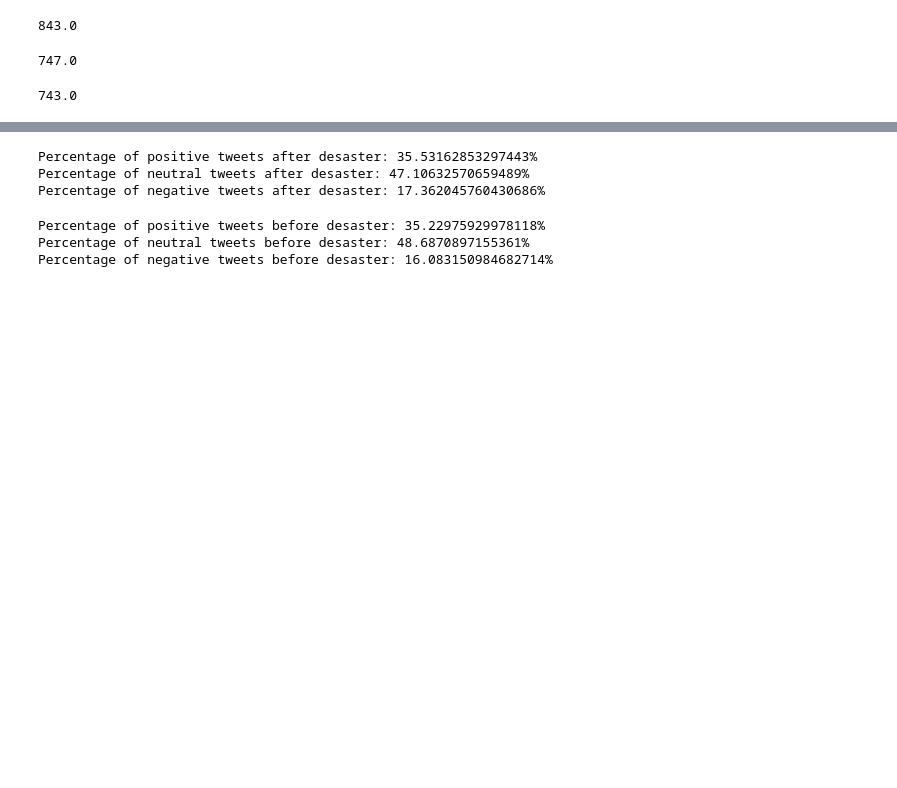
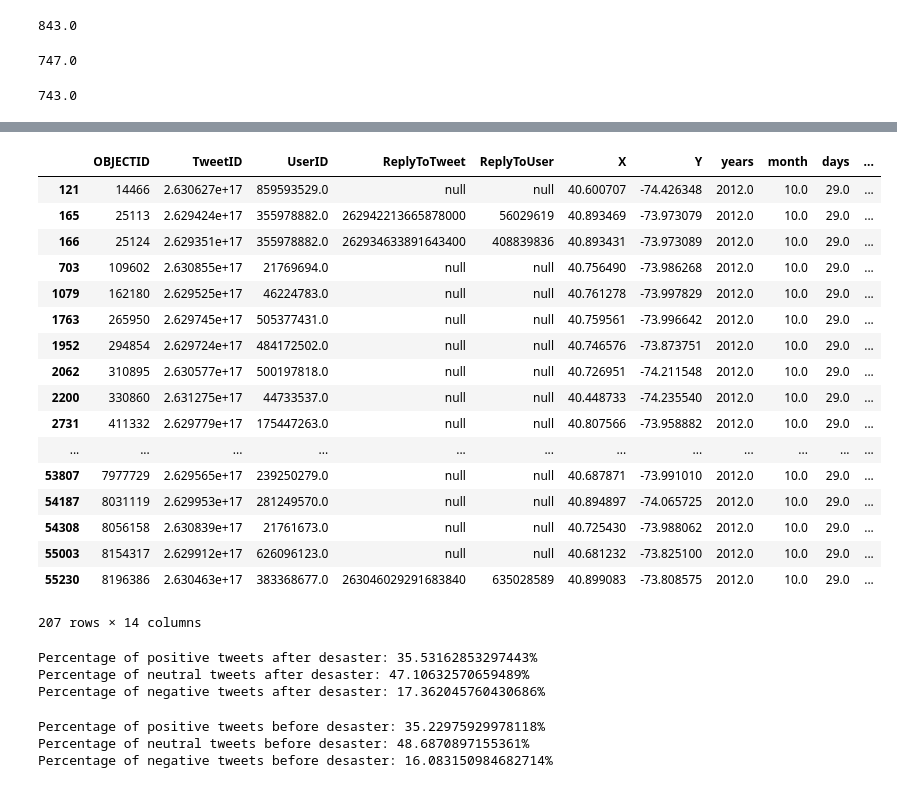
Before and after one commit to juran321/TextClassification_SandyData, a Jupyter notebook: Sentiment+Analysis.ipynb, the cells around one changed output, grey strips where cells are left out. Cells and saved outputs as stored; diff of their text form; code cells hidden in the pictures; blank space fills up the shorter version.

```diff
--- a/Sentiment+Analysis.ipynb
+++ b/Sentiment+Analysis.ipynb
@@ -114,3 +162,27 @@ sum(df_after['SA'] > 0)*100/len(df_after['Text'])
+# %%
+#show all data when disaster happen people feel negative
+df_index = (df_happen.SA < 0)
+df_happen_negative = df_happen[df_index]
+df_happen_negative
+# %% [output]
+|  | OBJECTID | TweetID | UserID | ReplyToTweet | ReplyToUser | X | Y | years | month | days | ... |
+| 121 | 14466 | 2.630627e+17 | 859593529.0 | null | null | 40.600707 | -74.426348 | 2012.0 | 10.0 | 29.0 | ... |
+| 165 | 25113 | 2.629424e+17 | 355978882.0 | 262942213665878000 | 56029619 | 40.893469 | -73.973079 | 2012.0 | 10.0 | 29.0 | ... |
+| 166 | 25124 | 2.629351e+17 | 355978882.0 | 262934633891643400 | 408839836 | 40.893431 | -73.973089 | 2012.0 | 10.0 | 29.0 | ... |
+| 703 | 109602 | 2.630855e+17 | 21769694.0 | null | null | 40.756490 | -73.986268 | 2012.0 | 10.0 | 29.0 | ... |
+| 1079 | 162180 | 2.629525e+17 | 46224783.0 | null | null | 40.761278 | -73.997829 | 2012.0 | 10.0 | 29.0 | ... |
+| 1763 | 265950 | 2.629745e+17 | 505377431.0 | null | null | 40.759561 | -73.996642 | 2012.0 | 10.0 | 29.0 | ... |
+| 1952 | 294854 | 2.629724e+17 | 484172502.0 | null | null | 40.746576 | -73.873751 | 2012.0 | 10.0 | 29.0 | ... |
+| 2062 | 310895 | 2.630577e+17 | 500197818.0 | null | null | 40.726951 | -74.211548 | 2012.0 | 10.0 | 29.0 | ... |
+| 2200 | 330860 | 2.631275e+17 | 44733537.0 | null | null | 40.448733 | -74.235540 | 2012.0 | 10.0 | 29.0 | ... |
+| 2731 | 411332 | 2.629779e+17 | 175447263.0 | null | null | 40.807566 | -73.958882 | 2012.0 | 10.0 | 29.0 | ... |
+| ... | ... | ... | ... | ... | ... | ... | ... | ... | ... | ... | ... |
+| 53807 | 7977729 | 2.629565e+17 | 239250279.0 | null | null | 40.687871 | -73.991010 | 2012.0 | 10.0 | 29.0 | ... |
+| 54187 | 8031119 | 2.629953e+17 | 281249570.0 | null | null | 40.894897 | -74.065725 | 2012.0 | 10.0 | 29.0 | ... |
+| 54308 | 8056158 | 2.630839e+17 | 21761673.0 | null | null | 40.725430 | -73.988062 | 2012.0 | 10.0 | 29.0 | ... |
+| 55003 | 8154317 | 2.629912e+17 | 626096123.0 | null | null | 40.681232 | -73.825100 | 2012.0 | 10.0 | 29.0 | ... |
+| 55230 | 8196386 | 2.630463e+17 | 383368677.0 | 263046029291683840 | 635028589 | 40.899083 | -73.808575 | 2012.0 | 10.0 | 29.0 | ... |
+207 rows × 14 columns
 # %%
 #sentiment in 10.30
 print("Percentage of positive tweets after desaster: {}%".format(sum(df_after['SA'] > 0)*100/len(df_after['Text'])))
```
Also changed, not shown: parts of 8 cells of this notebook, 3 other files.
